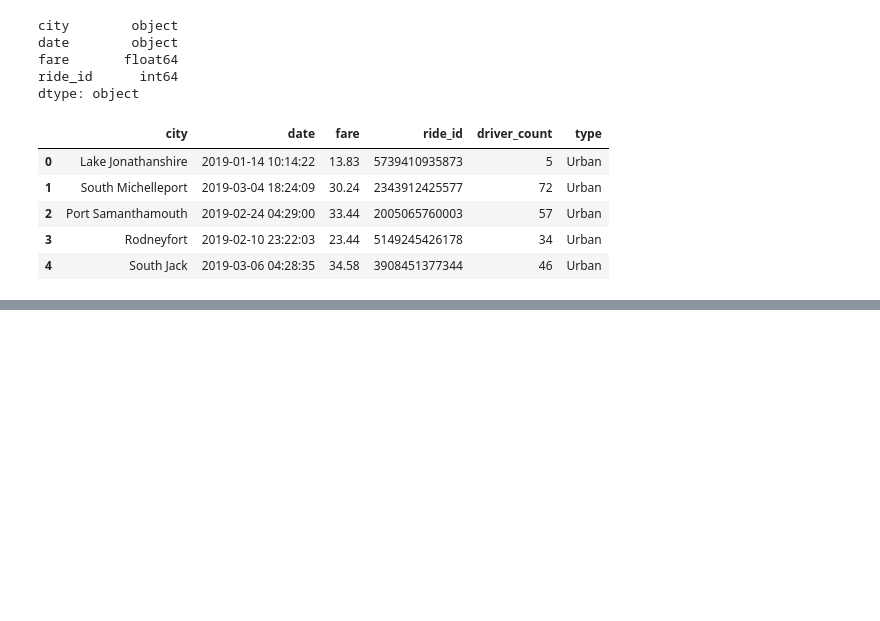
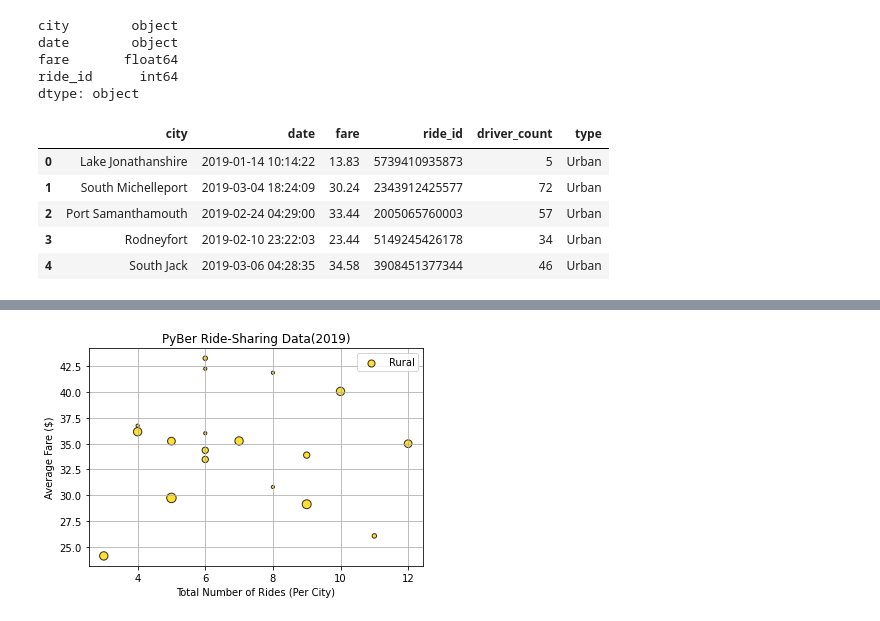
Before and after one commit to Mots94/PyBer_Analysis, a Jupyter notebook: PyBer.ipynb, the cells around one changed output, grey strips where cells are left out. Cells and saved outputs as stored; diff of their text form; code cells hidden in the pictures; blank space fills up the shorter version.

```diff
--- a/PyBer.ipynb
+++ b/PyBer.ipynb
@@ -114,0 +212,19 @@ pyber_data_df.head()
+# %%
+fig, ax = plt.subplots()
+
+ax.scatter(rural_ride_count, rural_avg_fare,
+        s=rural_avg_drivers * 10,
+        c='gold',
+        edgecolors='black',
+        linewidths=1,
+        alpha=0.8,
+        label='Rural')
+ax.set_title('PyBer Ride-Sharing Data(2019)')
+ax.set_xlabel('Total Number of Rides (Per City)')
+ax.set_ylabel('Average Fare ($)')
+plt.grid(True)
+plt.legend()
+
+plt.show()
+# %% [output]
+[figure, added]
```
Also changed, not shown: parts of 9 cells of this notebook.
